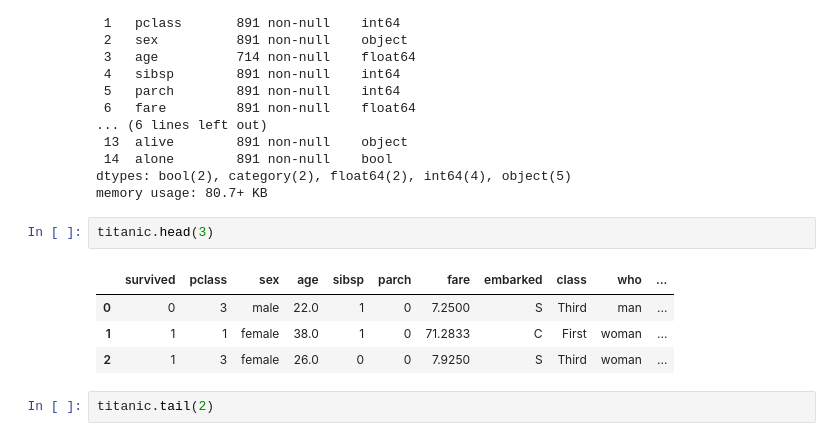
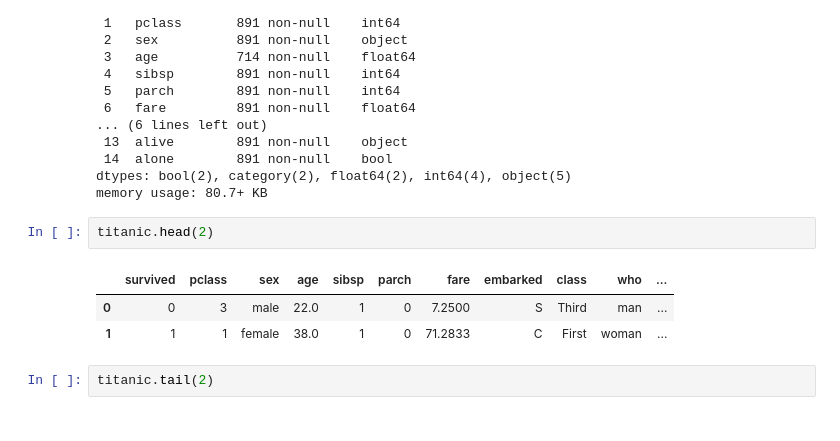
Before and after one commit to bongjooncha/kaggle_study, a Jupyter notebook: ch4/book.ipynb, the cells around one changed output. Cells and saved outputs as stored; diff of their text form.

```diff
--- a/ch4/book.ipynb
+++ b/ch4/book.ipynb
@@ -68,12 +74,11 @@ Data columns (total 15 columns):
 dtypes: bool(2), category(2), float64(2), int64(4), object(5)
 memory usage: 80.7+ KB
 # %%
-titanic.head(3)
+titanic.head(2)
 # %% [output]
 |  | survived | pclass | sex | age | sibsp | parch | fare | embarked | class | who | ... |
 | 0 | 0 | 3 | male | 22.0 | 1 | 0 | 7.2500 | S | Third | man | ... |
 | 1 | 1 | 1 | female | 38.0 | 1 | 0 | 71.2833 | C | First | woman | ... |
-| 2 | 1 | 3 | female | 26.0 | 0 | 0 | 7.9250 | S | Third | woman | ... |
 # %%
 titanic.tail(2)
 # %% [output]
```
Also changed, not shown: parts of 2 cells of this notebook, 3 other files.
